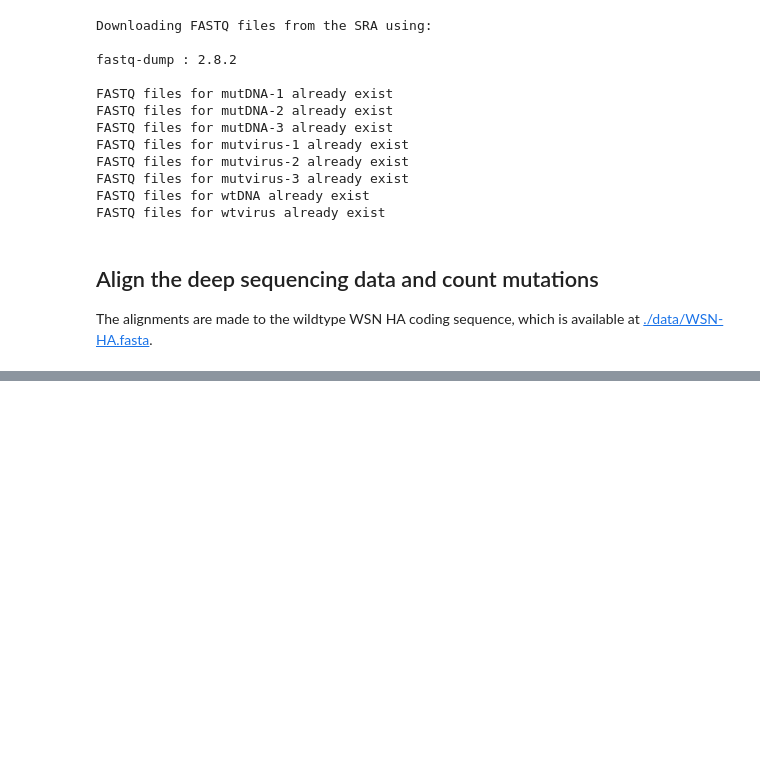
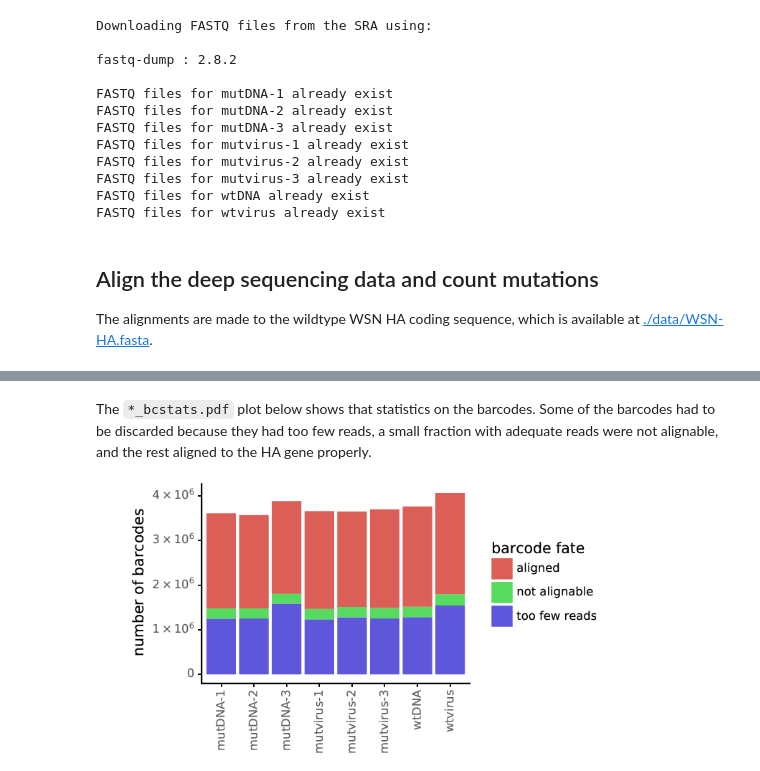
Before and after one commit to jbloomlab/dms_tools2, a Jupyter notebook: examples/Doud2016/analysis_notebook.ipynb, the cells around one changed output, grey strips where cells are left out. Cells and saved outputs as stored; diff of their text form; code cells hidden in the pictures; blank space fills up the shorter version.

```diff
--- a/examples/Doud2016/analysis_notebook.ipynb
+++ b/examples/Doud2016/analysis_notebook.ipynb
@@ -178,0 +212,7 @@ Now running dms2_batch_bcsubamp...
+# %% [markdown]
+The `*_bcstats.pdf` plot below shows that statistics on the barcodes.
+Some of the barcodes had to be discarded because they had too few reads, a small fraction with adequate reads were not alignable, and the rest aligned to the HA gene properly.
+# %%
+showPDF(countsplotprefix + '_bcstats.pdf', width=500)
+# %% [output]
+[figure, added]
```
Also changed, not shown: parts of 15 cells of this notebook.
